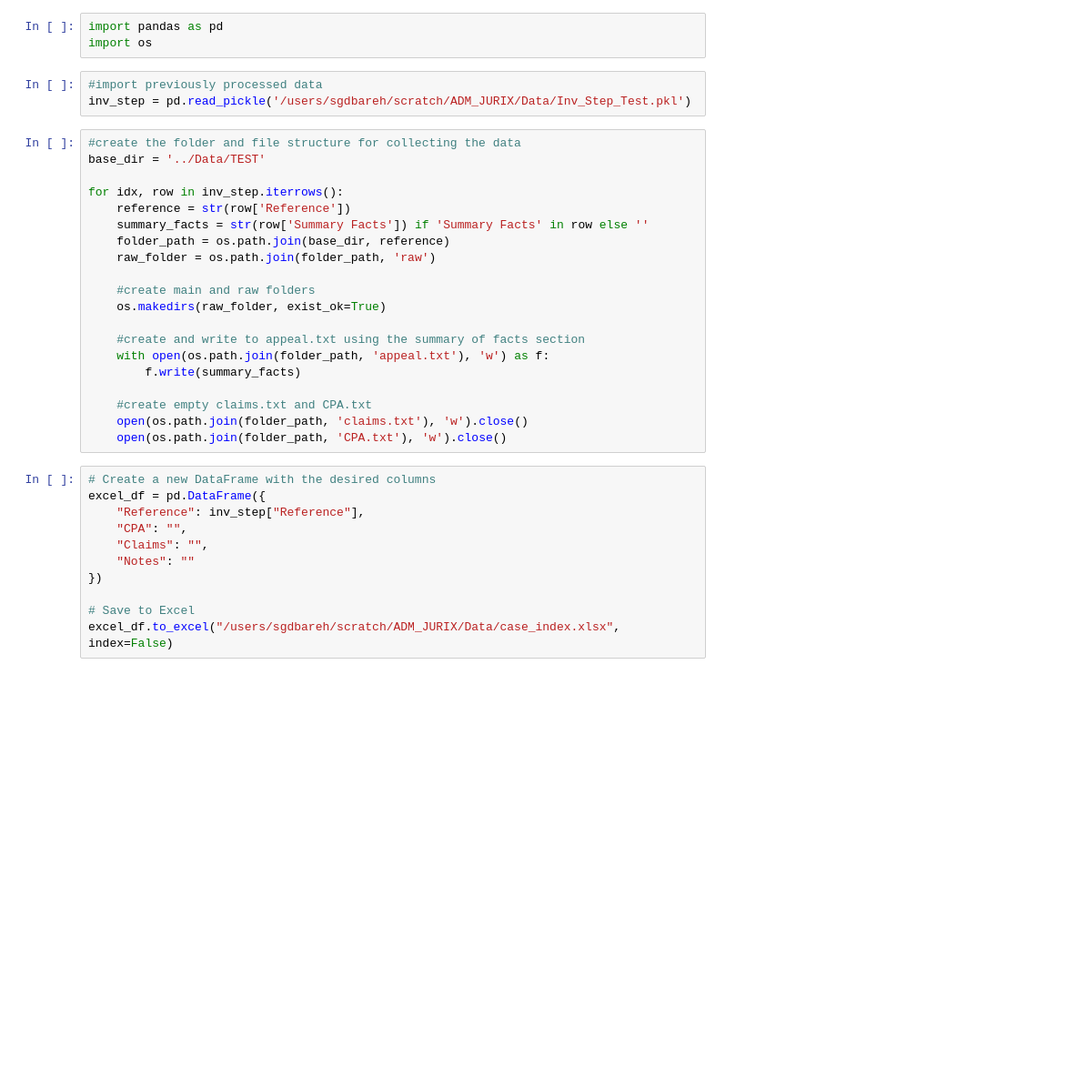
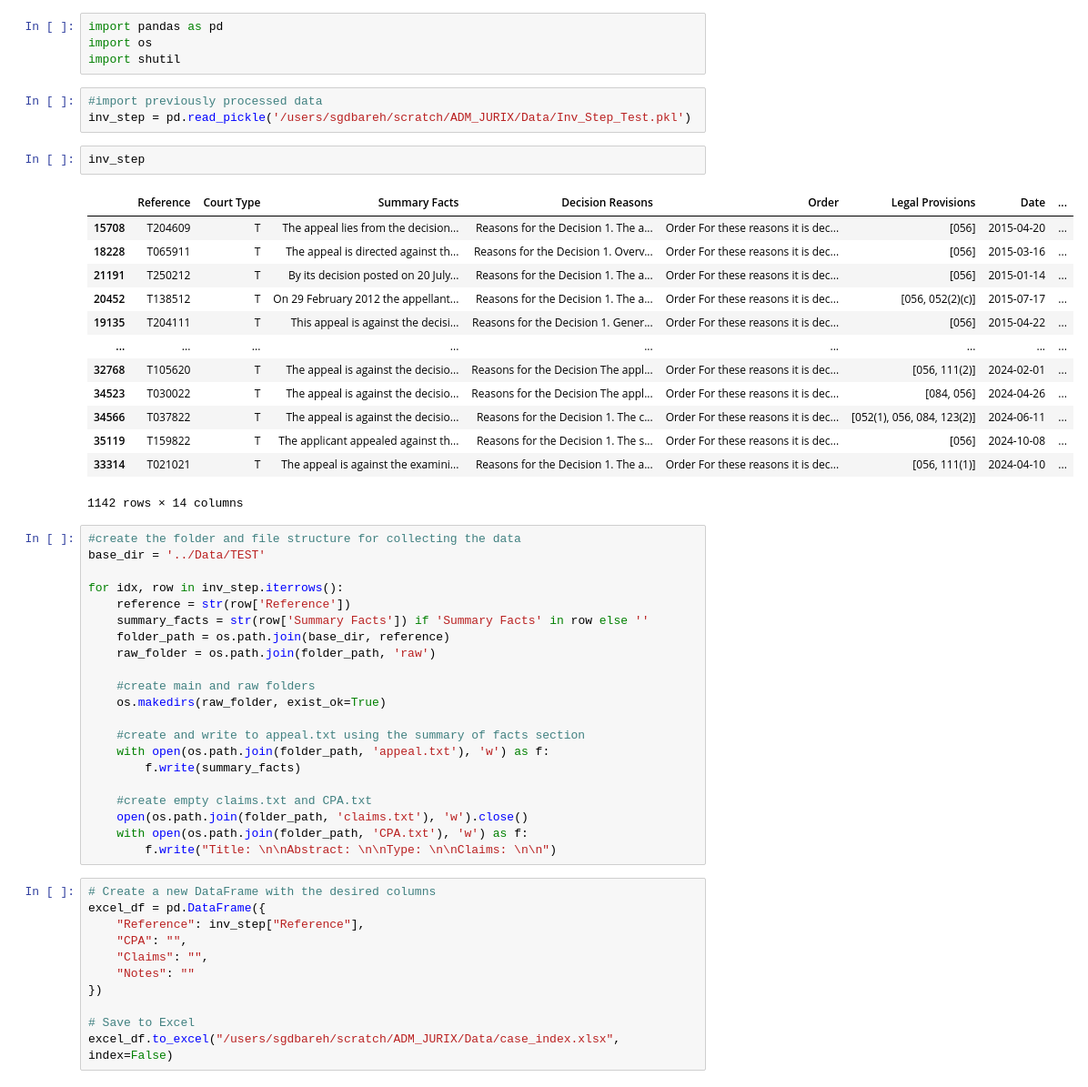
Before and after one commit to dahrb/Inventive_Step_ADM, a Jupyter notebook: Data/data_prep.ipynb, the cells around one changed output. Shown at 91% size. Saved outputs shown, nothing was run; the diff lists cells and outputs as text; blank space fills up the shorter version.

```diff
--- a/Data/data_prep.ipynb
+++ b/Data/data_prep.ipynb
@@ -1,9 +1,26 @@
 # %%
 import pandas as pd
 import os
+import shutil
 # %%
 #import previously processed data
 inv_step = pd.read_pickle('/users/sgdbareh/scratch/ADM_JURIX/Data/Inv_Step_Test.pkl')
+# %%
+inv_step
+# %% [output]
+|  | Reference | Court Type | Summary Facts | Decision Reasons | Order | Legal Provisions | Date | ... |
+| 15708 | T204609 | T | The appeal lies from the decision... | Reasons for the Decision 1. The a... | Order For these reasons it is dec... | [056] | 2015-04-20 | ... |
+| 18228 | T065911 | T | The appeal is directed against th... | Reasons for the Decision 1. Overv... | Order For these reasons it is dec... | [056] | 2015-03-16 | ... |
+| 21191 | T250212 | T | By its decision posted on 20 July... | Reasons for the Decision 1. The a... | Order For these reasons it is dec... | [056] | 2015-01-14 | ... |
+| 20452 | T138512 | T | On 29 February 2012 the appellant... | Reasons for the Decision 1. The a... | Order For these reasons it is dec... | [056, 052(2)(c)] | 2015-07-17 | ... |
+| 19135 | T204111 | T | This appeal is against the decisi... | Reasons for the Decision 1. Gener... | Order For these reasons it is dec... | [056] | 2015-04-22 | ... |
+| ... | ... | ... | ... | ... | ... | ... | ... | ... |
+| 32768 | T105620 | T | The appeal is against the decisio... | Reasons for the Decision The appl... | Order For these reasons it is dec... | [056, 111(2)] | 2024-02-01 | ... |
+| 34523 | T030022 | T | The appeal is against the decisio... | Reasons for the Decision The appl... | Order For these reasons it is dec... | [084, 056] | 2024-04-26 | ... |
+| 34566 | T037822 | T | The appeal is against the decisio... | Reasons for the Decision 1. The c... | Order For these reasons it is dec... | [052(1), 056, 084, 123(2)] | 2024-06-11 | ... |
+| 35119 | T159822 | T | The applicant appealed against th... | Reasons for the Decision 1. The s... | Order For these reasons it is dec... | [056] | 2024-10-08 | ... |
+| 33314 | T021021 | T | The appeal is against the examini... | Reasons for the Decision 1. The a... | Order For these reasons it is dec... | [056, 111(1)] | 2024-04-10 | ... |
+1142 rows × 14 columns
 # %%
 #create the folder and file structure for collecting the data
 base_dir = '../Data/TEST'
@@ -23,7 +40,8 @@ for idx, row in inv_step.iterrows():
 
     #create empty claims.txt and CPA.txt
     open(os.path.join(folder_path, 'claims.txt'), 'w').close()
-    open(os.path.join(folder_path, 'CPA.txt'), 'w').close()
+    with open(os.path.join(folder_path, 'CPA.txt'), 'w') as f:
+        f.write("Title: \n\nAbstract: \n\nType: \n\nClaims: \n\n")
 # %%
 # Create a new DataFrame with the desired columns
 excel_df = pd.DataFrame({
```
Also changed, not shown: parts of 13 cells of this notebook, 53 other files.
